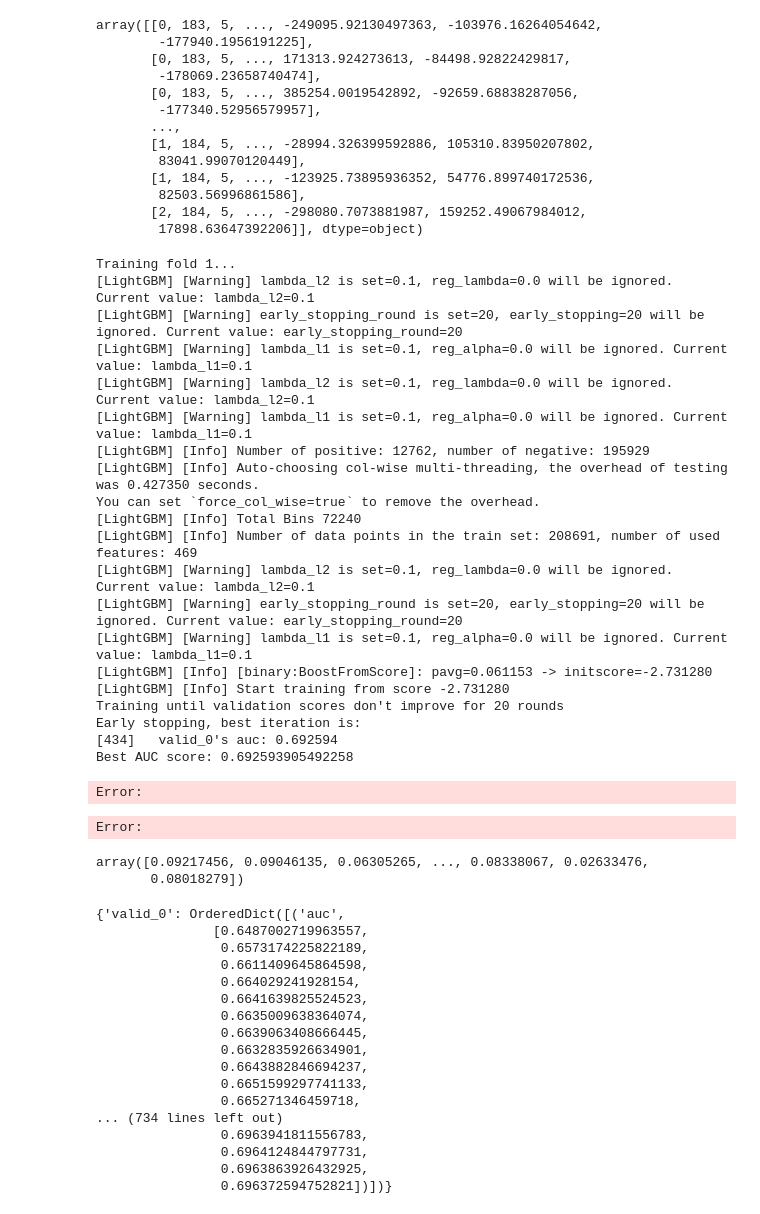
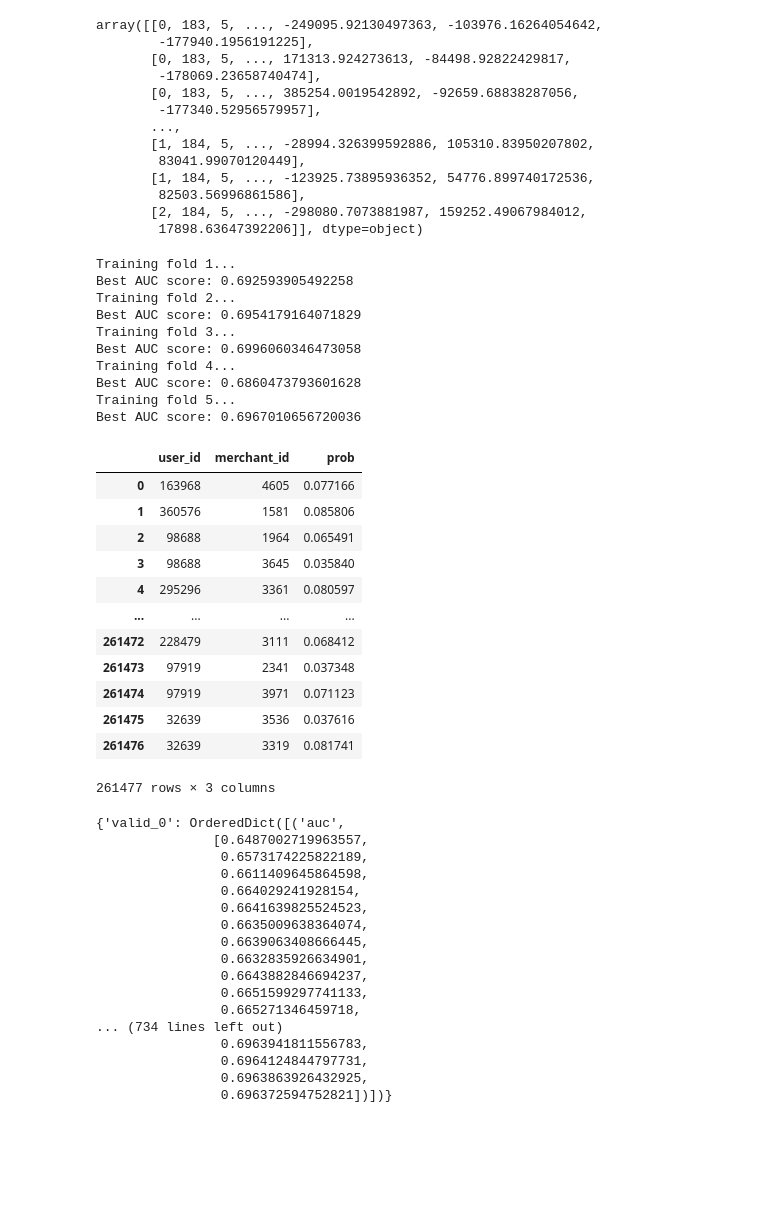
Before and after one commit to bconstantine/BigDataFinalProject, a Jupyter notebook: franklin.ipynb, the cells around one changed output. Saved outputs shown, nothing was run; the diff lists cells and outputs as text; code cells hidden in the pictures; blank space fills up the shorter version.

```diff
--- a/franklin.ipynb
+++ b/franklin.ipynb
@@ -296,7 +296,7 @@ params_lgb = {
     'num_leaves': 31,
     'max_depth': 10,
     'learning_rate': 0.01,
-    'n_estimators': 1000,
+    'n_estimators': 2000,
     'subsample': 0.8,
     'colsample_bytree': 0.8,
     'lambda_l1': 0.1,
@@ -362,7 +374,7 @@ kf = StratifiedKFold(n_splits=5, shuffle=True, random_state=44)
 
 # Initialize arrays to store results
 #oof_preds = np.zeros(len(y))  # Out-of-fold predictions for training set
-test_preds_lgb = np.zeros(len(test_df))  # Average predictions for test set
+test_preds_lgb = np.zeros(len(test_filtered))  # Average predictions for test set
 
 
 for fold, (train_idx, val_idx) in enumerate(kf.split(X_f, y_f)):
@@ -372,7 +384,7 @@ for fold, (train_idx, val_idx) in enumerate(kf.split(X_f, y_f)):
     X_t, X_v = X_f[train_idx], X_f[val_idx]
     y_t, y_v = y_f[train_idx], y_f[val_idx]
 
-    model_lgb = lgb.LGBMClassifier(**params_lgb, verbosity=1)
+    model_lgb = lgb.LGBMClassifier(**params_lgb, verbosity=-1)
     model_lgb.fit(X_t, y_t, eval_set=[(X_v, y_v)])
 
     print("Best AUC score:", model_lgb.best_score_['valid_0']["auc"])
@@ -380,32 +392,31 @@ for fold, (train_idx, val_idx) in enumerate(kf.split(X_f, y_f)):
     test_preds_lgb += model_lgb.predict_proba(test_filtered)[:, 1] / kf.n_splits
 # %% [output]
 Training fold 1...
-[LightGBM] [Warning] lambda_l2 is set=0.1, reg_lambda=0.0 will be ignored. Current value: lambda_l2=0.1
-[LightGBM] [Warning] early_stopping_round is set=20, early_stopping=20 will be ignored. Current value: early_stopping_round=20
-[LightGBM] [Warning] lambda_l1 is set=0.1, reg_alpha=0.0 will be ignored. Current value: lambda_l1=0.1
-[LightGBM] [Warning] lambda_l2 is set=0.1, reg_lambda=0.0 will be ignored. Current value: lambda_l2=0.1
-[LightGBM] [Warning] lambda_l1 is set=0.1, reg_alpha=0.0 will be ignored. Current value: lambda_l1=0.1
-[LightGBM] [Info] Number of positive: 12762, number of negative: 195929
-[LightGBM] [Info] Auto-choosing col-wise multi-threading, the overhead of testing was 0.427350 seconds.
-You can set `force_col_wise=true` to remove the overhead.
-[LightGBM] [Info] Total Bins 72240
-[LightGBM] [Info] Number of data points in the train set: 208691, number of used features: 469
-[LightGBM] [Warning] lambda_l2 is set=0.1, reg_lambda=0.0 will be ignored. Current value: lambda_l2=0.1
-[LightGBM] [Warning] early_stopping_round is set=20, early_stopping=20 will be ignored. Current value: early_stopping_round=20
-[LightGBM] [Warning] lambda_l1 is set=0.1, reg_alpha=0.0 will be ignored. Current value: lambda_l1=0.1
-[LightGBM] [Info] [binary:BoostFromScore]: pavg=0.061153 -> initscore=-2.731280
-[LightGBM] [Info] Start training from score -2.731280
-Training until validation scores don't improve for 20 rounds
-Early stopping, best iteration is:
-[434]   valid_0's auc: 0.692594
 Best AUC score: 0.692593905492258
+Training fold 2...
+Best AUC score: 0.6954179164071829
+Training fold 3...
+Best AUC score: 0.6996060346473058
+Training fold 4...
+Best AUC score: 0.6860473793601628
+Training fold 5...
+Best AUC score: 0.6967010656720036
-Error:
-Error:
-# %%
-test_preds_lgb
-# %% [output]
-array([0.09217456, 0.09046135, 0.06305265, ..., 0.08338067, 0.02633476,
-       0.08018279])
+# %%
+generate_predictions(test_preds_lgb, "predictions_lgb_2")
+# %% [output]
+|  | user_id | merchant_id | prob |
+| 0 | 163968 | 4605 | 0.077166 |
+| 1 | 360576 | 1581 | 0.085806 |
+| 2 | 98688 | 1964 | 0.065491 |
+| 3 | 98688 | 3645 | 0.035840 |
+| 4 | 295296 | 3361 | 0.080597 |
+| ... | ... | ... | ... |
+| 261472 | 228479 | 3111 | 0.068412 |
+| 261473 | 97919 | 2341 | 0.037348 |
+| 261474 | 97919 | 3971 | 0.071123 |
+| 261475 | 32639 | 3536 | 0.037616 |
+| 261476 | 32639 | 3319 | 0.081741 |
+261477 rows × 3 columns
 # %%
 model_lgb._evals_result
 # %% [output]
```
Also changed, not shown: parts of 3 cells of this notebook.
